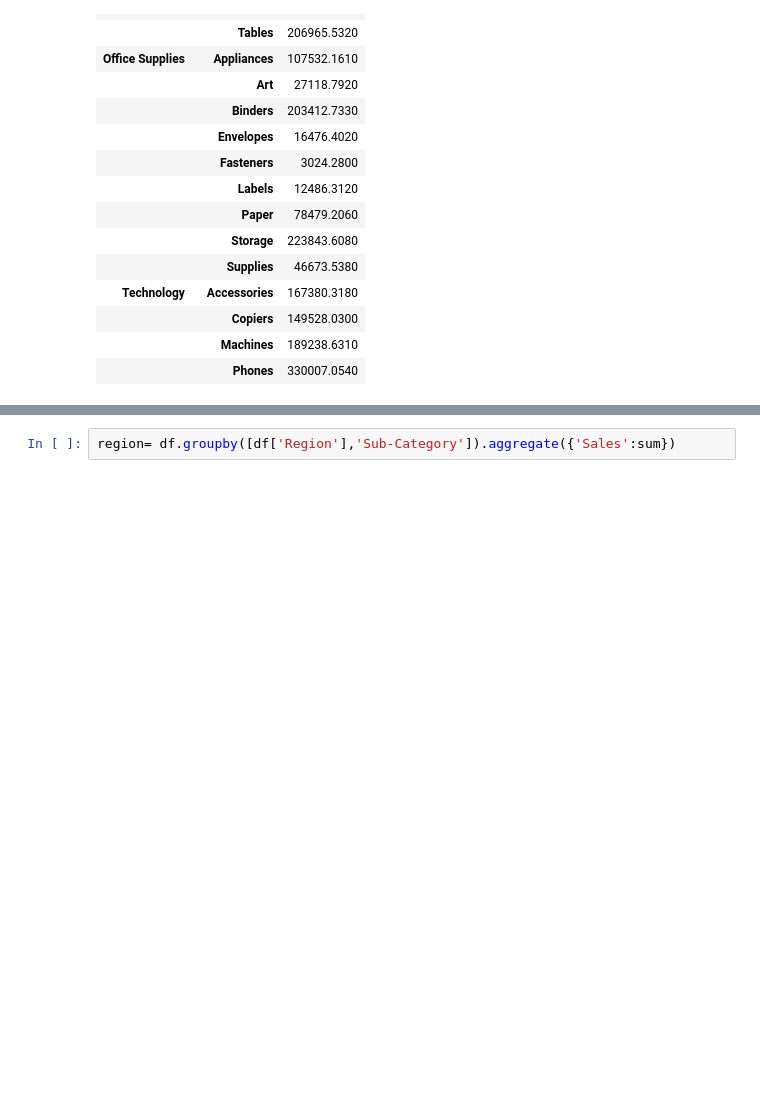
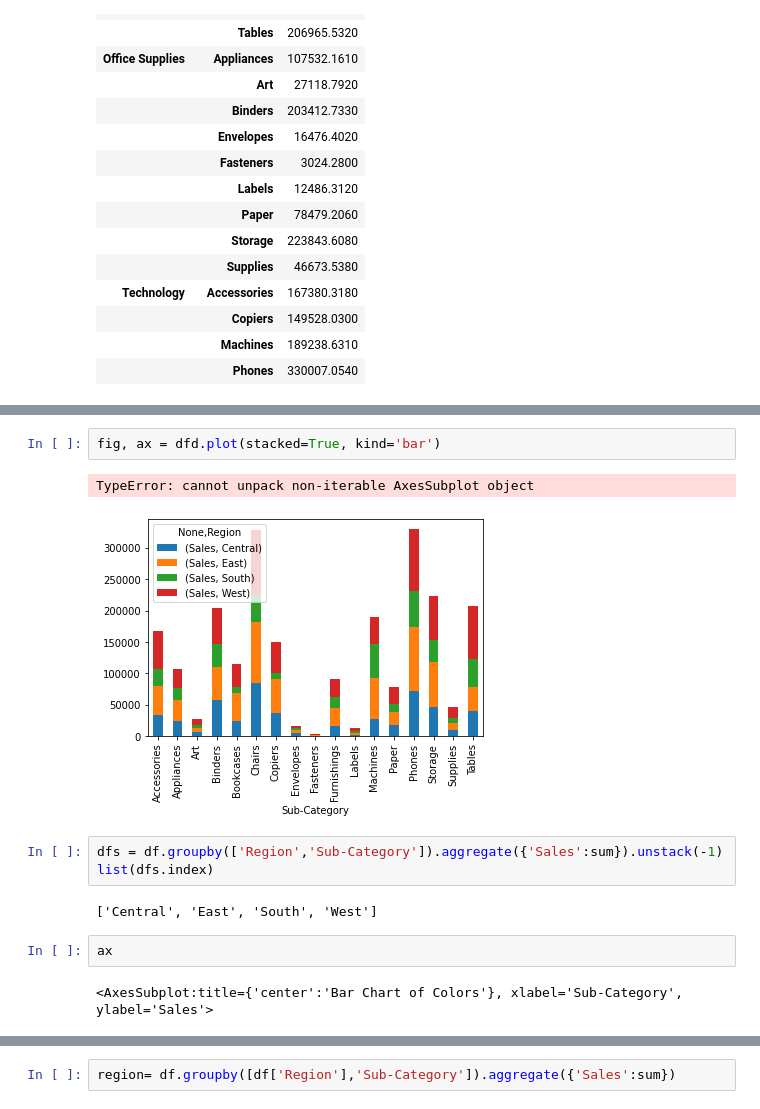
Before and after one commit to ACES-SDG/my_practice, a Jupyter notebook: interpretered/Untitled1.ipynb, the cells around one changed output, grey strips where cells are left out. Saved outputs shown, nothing was run; the diff lists cells and outputs as text; blank space fills up the shorter version.

```diff
--- a/interpretered/Untitled1.ipynb
+++ b/interpretered/Untitled1.ipynb
@@ -36,0 +62,14 @@ sales_by_year
+# %%
+fig, ax = dfd.plot(stacked=True, kind='bar')
+# %% [output]
+TypeError: cannot unpack non-iterable AxesSubplot object
+[figure, added]
+# %%
+dfs = df.groupby(['Region','Sub-Category']).aggregate({'Sales':sum}).unstack(-1)
+list(dfs.index)
+# %% [output]
+['Central', 'East', 'South', 'West']
+# %%
+ax
+# %% [output]
+<AxesSubplot:title={'center':'Bar Chart of Colors'}, xlabel='Sub-Category', ylabel='Sales'>
```
Also changed, not shown: parts of 14 cells of this notebook, 6 other files.
